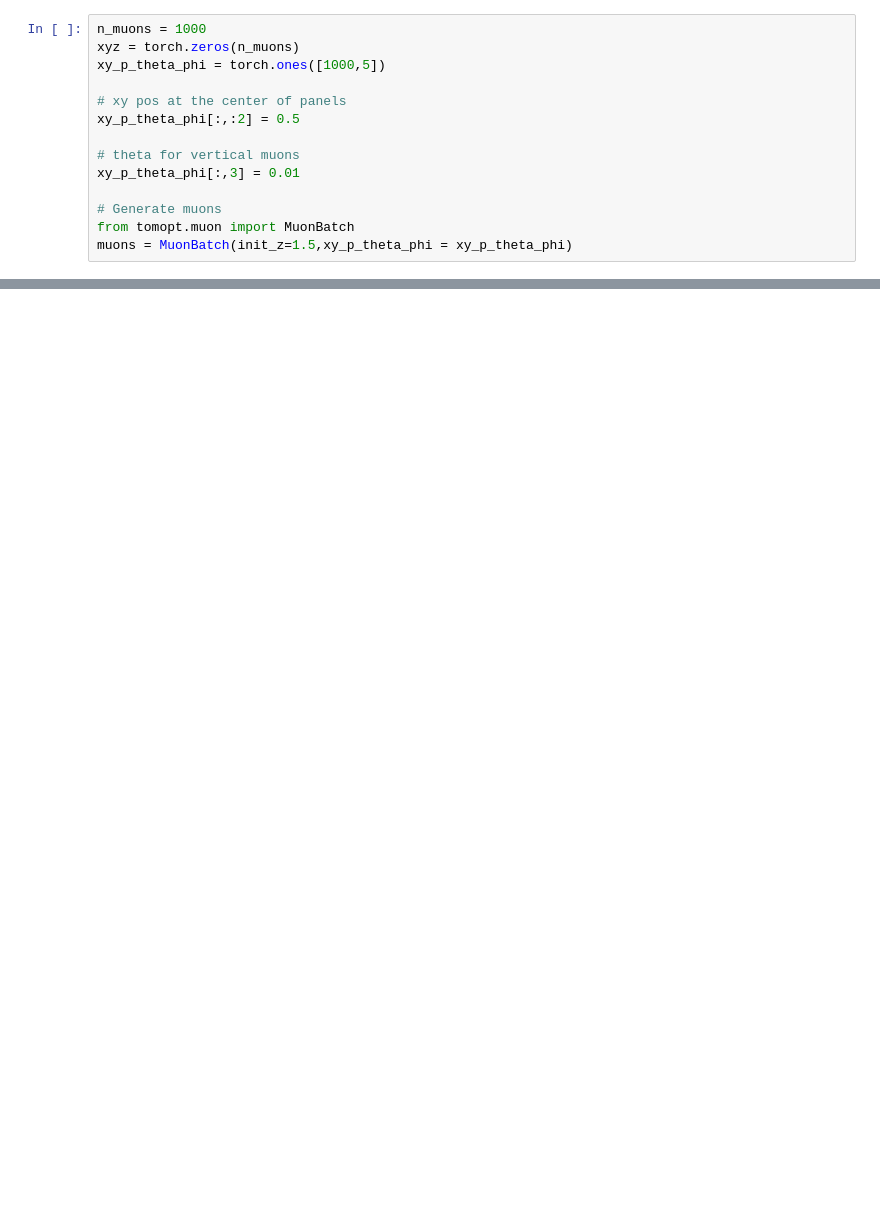
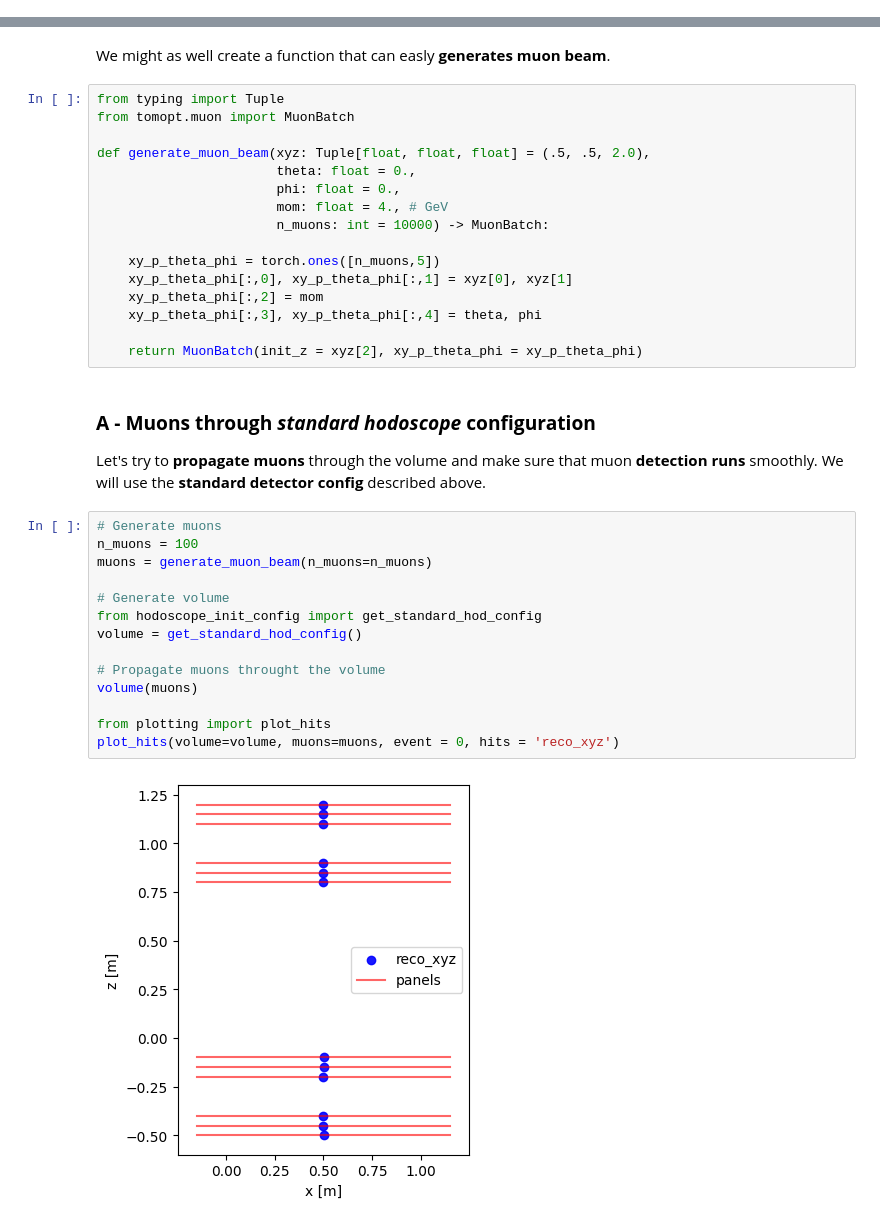
Before and after one commit to vischia/TomOptCargo, a Jupyter notebook: muon_prop_through_hodoscopes.ipynb, the cells around one changed output, grey strips where cells are left out. Saved outputs shown, nothing was run; the diff lists cells and outputs as text; blank space fills up the shorter version.

Commit message:
Created a full tutorial for muon propagation through hodoscopes

```diff
--- a/muon_prop_through_hodoscopes.ipynb
+++ b/muon_prop_through_hodoscopes.ipynb
@@ -89,14 +0,0 @@ Let's try to **propagate muons** through the volume and make sure that muon **de
-# %%
-n_muons = 1000
-xyz = torch.zeros(n_muons)
-xy_p_theta_phi = torch.ones([1000,5])
-
-# xy pos at the center of panels
-xy_p_theta_phi[:,:2] = 0.5
-
-# theta for vertical muons
-xy_p_theta_phi[:,3] = 0.01
-
-# Generate muons
-from tomopt.muon import MuonBatch
-muons = MuonBatch(init_z=1.5,xy_p_theta_phi = xy_p_theta_phi)
@@ -222,0 +109,38 @@ sb.plot_scatter(idx=np.random.randint(n_muons))
+# %% [markdown]
+We might as well create a function that can easly **generates muon beam**.
+# %%
+from typing import Tuple
+from tomopt.muon import MuonBatch
+
+def generate_muon_beam(xyz: Tuple[float, float, float] = (.5, .5, 2.0),
+                       theta: float = 0.,
+                       phi: float = 0.,
+                       mom: float = 4., # GeV
+                       n_muons: int = 10000) -> MuonBatch:
+
+    xy_p_theta_phi = torch.ones([n_muons,5])
+    xy_p_theta_phi[:,0], xy_p_theta_phi[:,1] = xyz[0], xyz[1]
+    xy_p_theta_phi[:,2] = mom
+    xy_p_theta_phi[:,3], xy_p_theta_phi[:,4] = theta, phi
+
+    return MuonBatch(init_z = xyz[2], xy_p_theta_phi = xy_p_theta_phi)
+# %% [markdown]
+### **A - Muons through *standard hodoscope* configuration**
+
+Let's try to **propagate muons** through the volume and make sure that muon **detection runs** smoothly. We will use the **standard detector config** described above.
+# %%
+# Generate muons
+n_muons = 100
+muons = generate_muon_beam(n_muons=n_muons)
+
+# Generate volume
+from hodoscope_init_config import get_standard_hod_config
+volume = get_standard_hod_config()
+
+# Propagate muons throught the volume
+volume(muons)
+
+from plotting import plot_hits
+plot_hits(volume=volume, muons=muons, event = 0, hits = 'reco_xyz')
+# %% [output]
+[figure, added]
```
Also changed, not shown: parts of 35 cells of this notebook.
